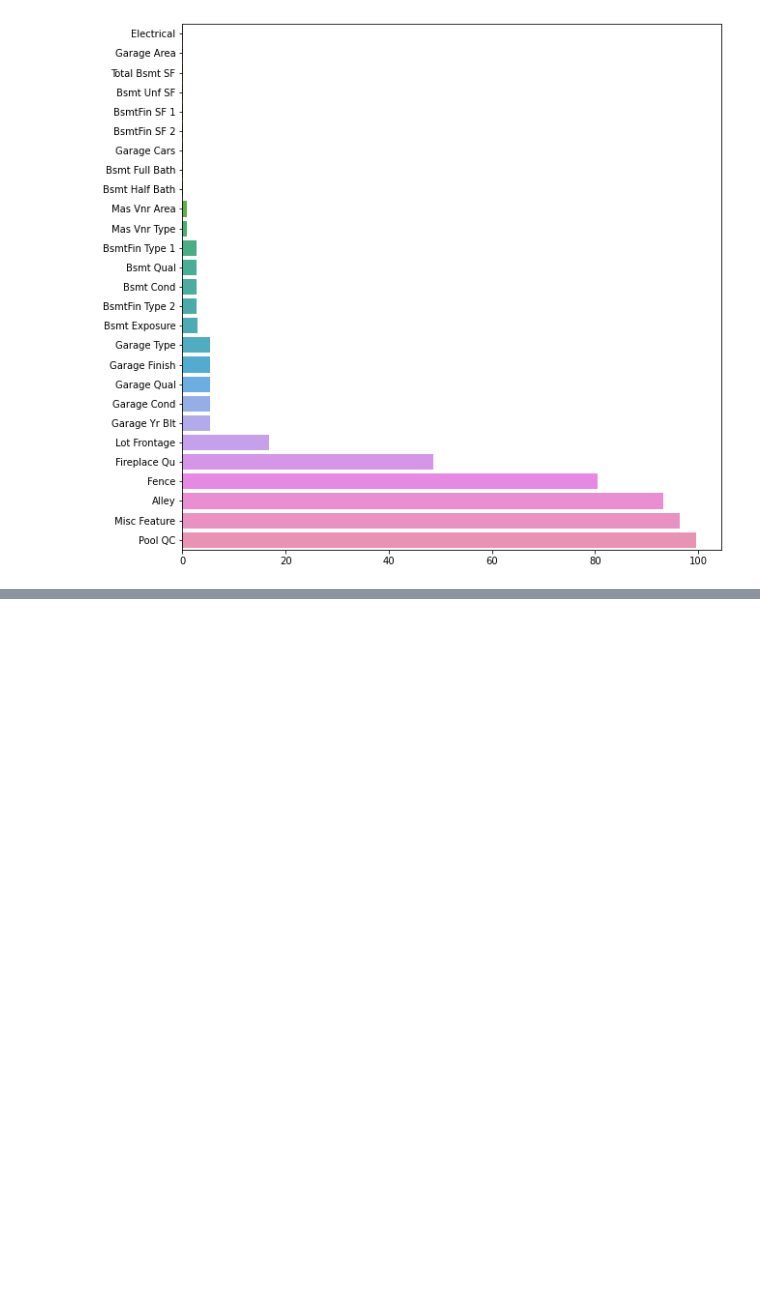
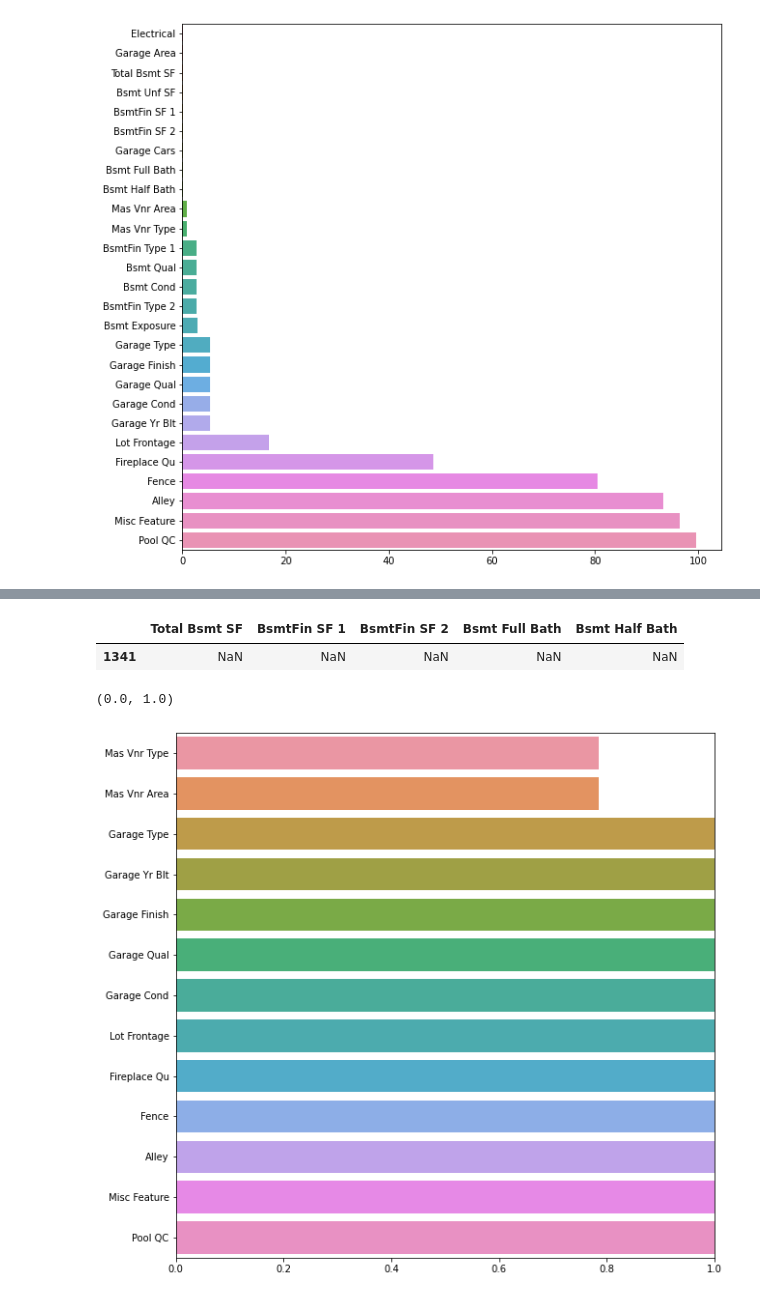
Before and after one commit to bgosha24/Linear-Regression-Project, a Jupyter notebook: Linear Regression Project.ipynb, the cells around one changed output, grey strips where cells are left out. Drawn from its saved outputs; the diff is of its cells as text; code cells hidden in the pictures; blank space fills up the shorter version.

Commit message:
This df has no more missing values

```diff
--- a/Linear Regression Project.ipynb
+++ b/Linear Regression Project.ipynb
@@ -210,0 +243,2 @@ plt.xlim(0,1)
+# %%
+df=df.dropna(axis = 0, subset = ['Electrical','Garage Cars'])
@@ -210,0 +264,5 @@ plt.xlim(0,1)
+# %%
+df[df['Bsmt Unf SF'].isnull()][['Total Bsmt SF','BsmtFin SF 1','BsmtFin SF 2','Bsmt Full Bath','Bsmt Half Bath']]
+# %% [output]
+|  | Total Bsmt SF | BsmtFin SF 1 | BsmtFin SF 2 | Bsmt Full Bath | Bsmt Half Bath |
+| 1341 | NaN | NaN | NaN | NaN | NaN |
@@ -210,0 +273,15 @@ plt.xlim(0,1)
+# %%
+bsmt_num_cols = ['BsmtFin SF 1', 'BsmtFin SF 2', 'Bsmt Unf SF','Total Bsmt SF', 'Bsmt Full Bath', 'Bsmt Half Bath']
+df[bsmt_num_cols] = df[bsmt_num_cols].fillna(0)
+
+bsmt_str_cols =  ['Bsmt Qual', 'Bsmt Cond', 'Bsmt Exposure', 'BsmtFin Type 1', 'BsmtFin Type 2']
+df[bsmt_str_cols] = df[bsmt_str_cols].fillna('None')
+# %%
+percent_nan = percent_missing(df)
+# %%
+plt.figure(figsize=(10,10))
+sns.barplot(x=percent_nan,y=percent_nan.index)
+plt.xlim(0,1)
+# %% [output]
+(0.0, 1.0)
+[figure, added]
```
Also changed, not shown: parts of 37 cells of this notebook.
